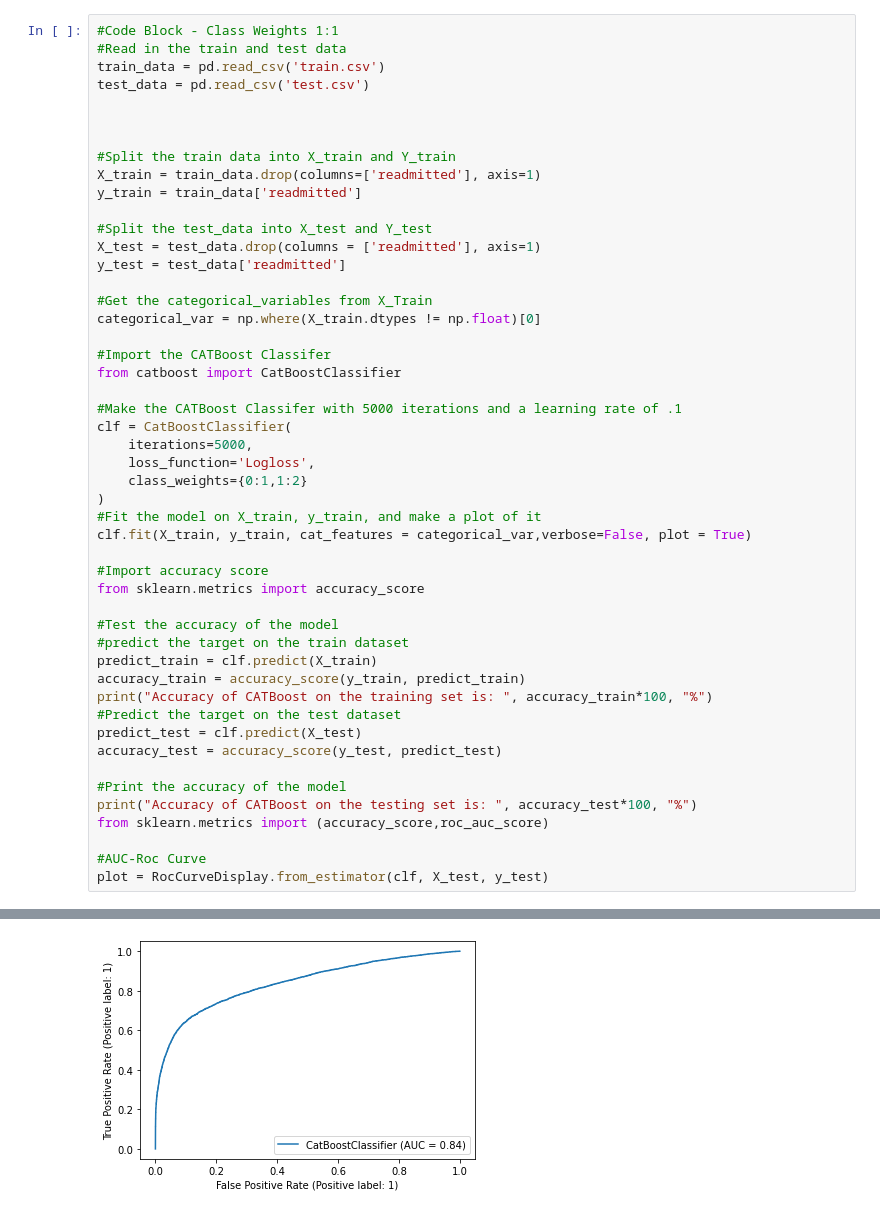
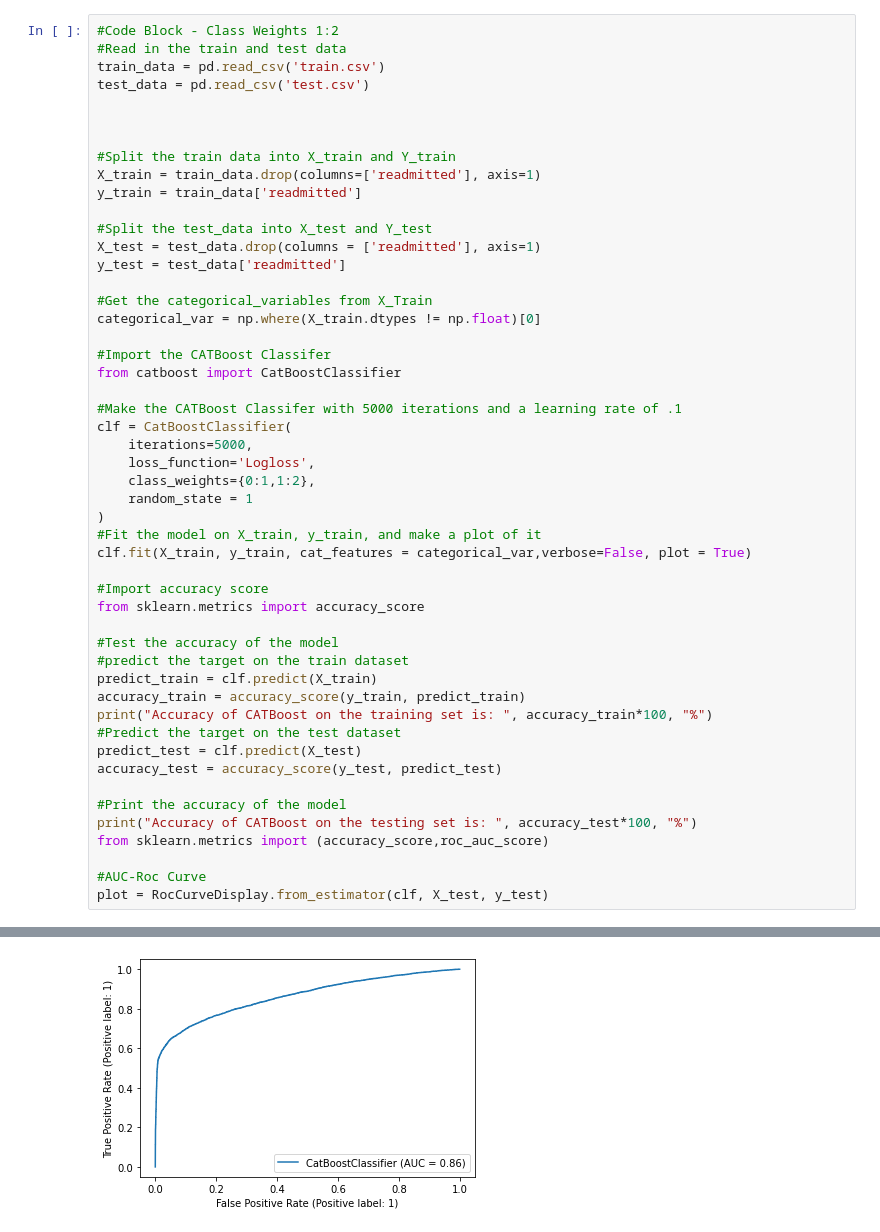
Before and after one commit to acremins1/ML-Final-Project, a Jupyter notebook: CATBoost Model.ipynb, the cells around one changed output, grey strips where cells are left out. Cells and saved outputs as stored; diff of their text form.

```diff
--- a/CATBoost Model.ipynb
+++ b/CATBoost Model.ipynb
@@ -24,5 +8,5 @@ from sklearn.model_selection import GridSearchCV
 # %%
-#Code Block - Class Weights 1:1
+#Code Block - Class Weights 1:2
 #Read in the train and test data
 train_data = pd.read_csv('train.csv')
 test_data = pd.read_csv('test.csv')
@@ -47,7 +31,8 @@ from catboost import CatBoostClassifier
 clf = CatBoostClassifier(
     iterations=5000,
     loss_function='Logloss',
-    class_weights={0:1,1:2}
+    class_weights={0:1,1:2},
+    random_state = 1
 )
 #Fit the model on X_train, y_train, and make a plot of it
 clf.fit(X_train, y_train, cat_features = categorical_var,verbose=False, plot = True)
@@ -79,4 +64,4 @@ Accuracy of CATBoost on the testing set is:  78.6996977419546 %
-[figure, old version]
+[figure, new version]
 # %%
 #Precision Recall Curve
 fig = PrecisionRecallDisplay.from_estimator(clf, X_test, y_test)
```
Also changed, not shown: parts of 6 cells of this notebook.
